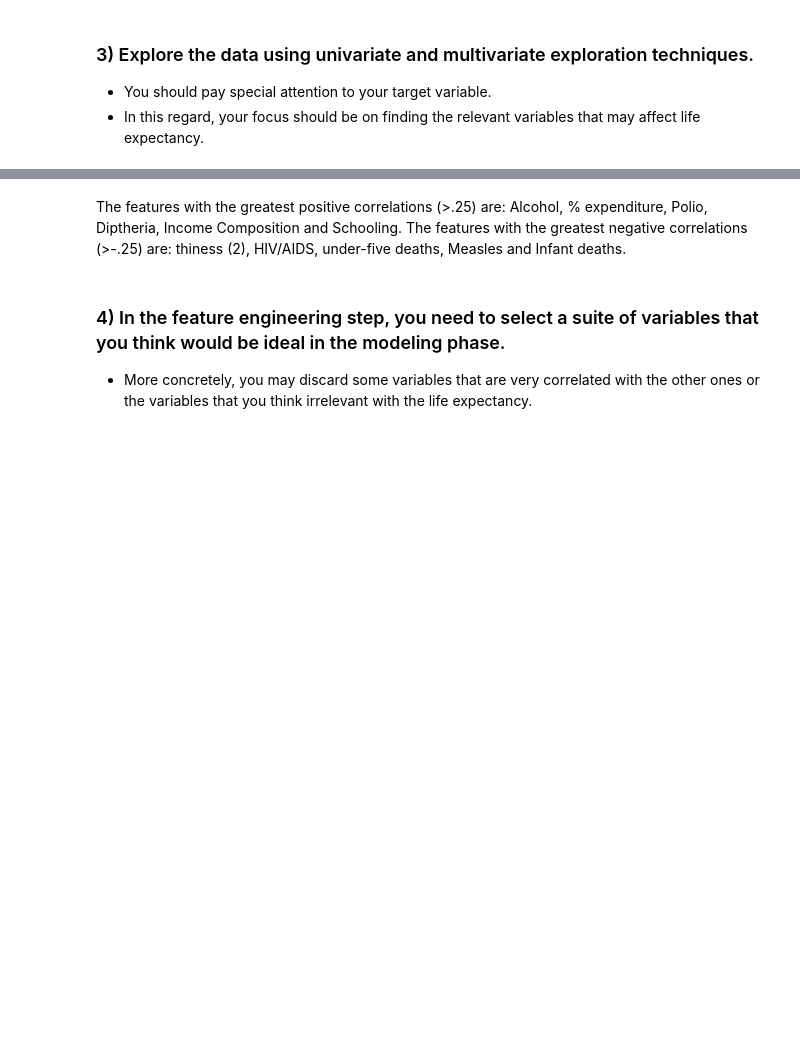
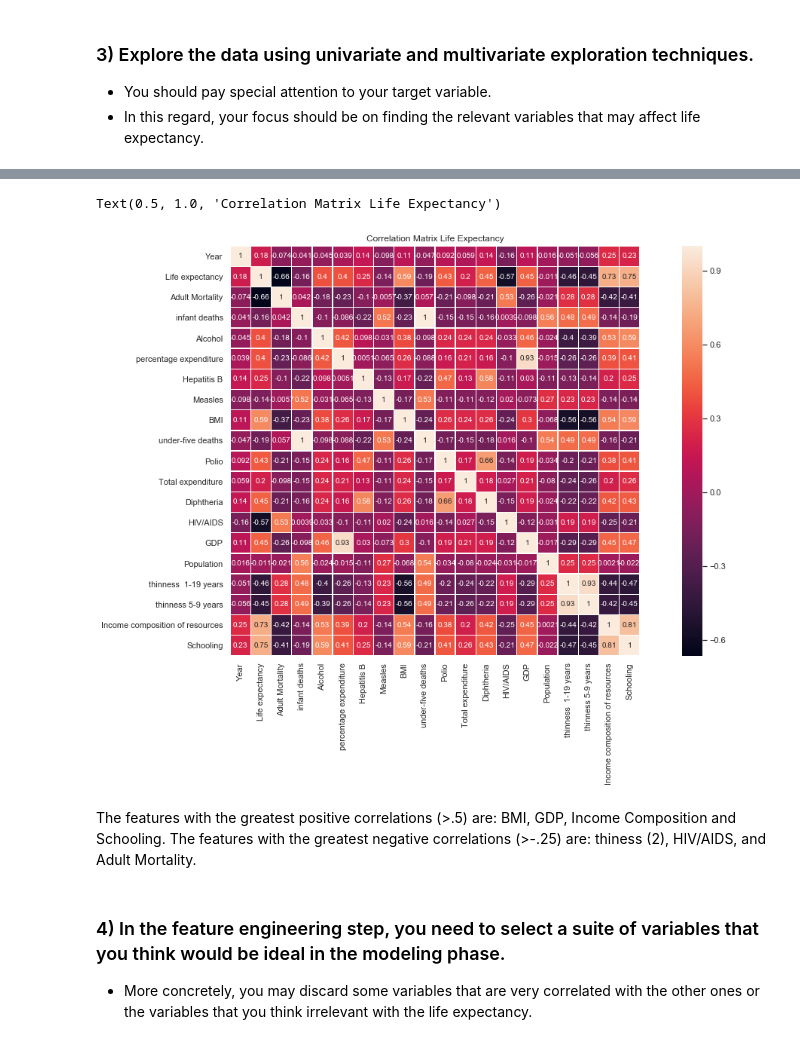
Before and after one commit to TheONEShafiq/Thinkful_Exercises, a Jupyter notebook: EDA_Challenge.ipynb, the cells around one changed output, grey strips where cells are left out. Cells and saved outputs as stored; diff of their text form; code cells hidden in the pictures; blank space fills up the shorter version.

```diff
--- a/EDA_Challenge.ipynb
+++ b/EDA_Challenge.ipynb
@@ -466,5 +535,19 @@ expectancy_df[numeric_cols].corr()
+# %%
+#Plot a heatmap to see the correlations
+
+numeric_cols=expectancy_clean.select_dtypes(include=[np.number]).columns
+corrmat_expectancy=expectancy_clean[numeric_cols].corr()
+
+
+plt.figure(figsize=(20,10))
+
+sns.heatmap(corrmat_expectancy, square=True, annot=True, linewidths=.5)
+plt.title("Correlation Matrix Life Expectancy")
+# %% [output]
+Text(0.5, 1.0, 'Correlation Matrix Life Expectancy')
+[figure, added]
 # %% [markdown]
-The features with the greatest positive correlations (>.25) are: Alcohol, % expenditure, Polio, Diptheria, Income Composition and Schooling.  The features with the greatest negative correlations (>-.25) are: thiness (2), HIV/AIDS, under-five deaths, Measles and Infant deaths.
+The features with the greatest positive correlations (>.5) are: BMI, GDP, Income Composition and Schooling.  The features with the greatest negative correlations (>-.25) are: thiness (2), HIV/AIDS, and Adult Mortality.
 # %% [markdown]
 ### 4) In the feature engineering step, you need to select a suite of variables that you think would be ideal in the modeling phase.
 
```
Also changed, not shown: parts of 51 cells of this notebook.
